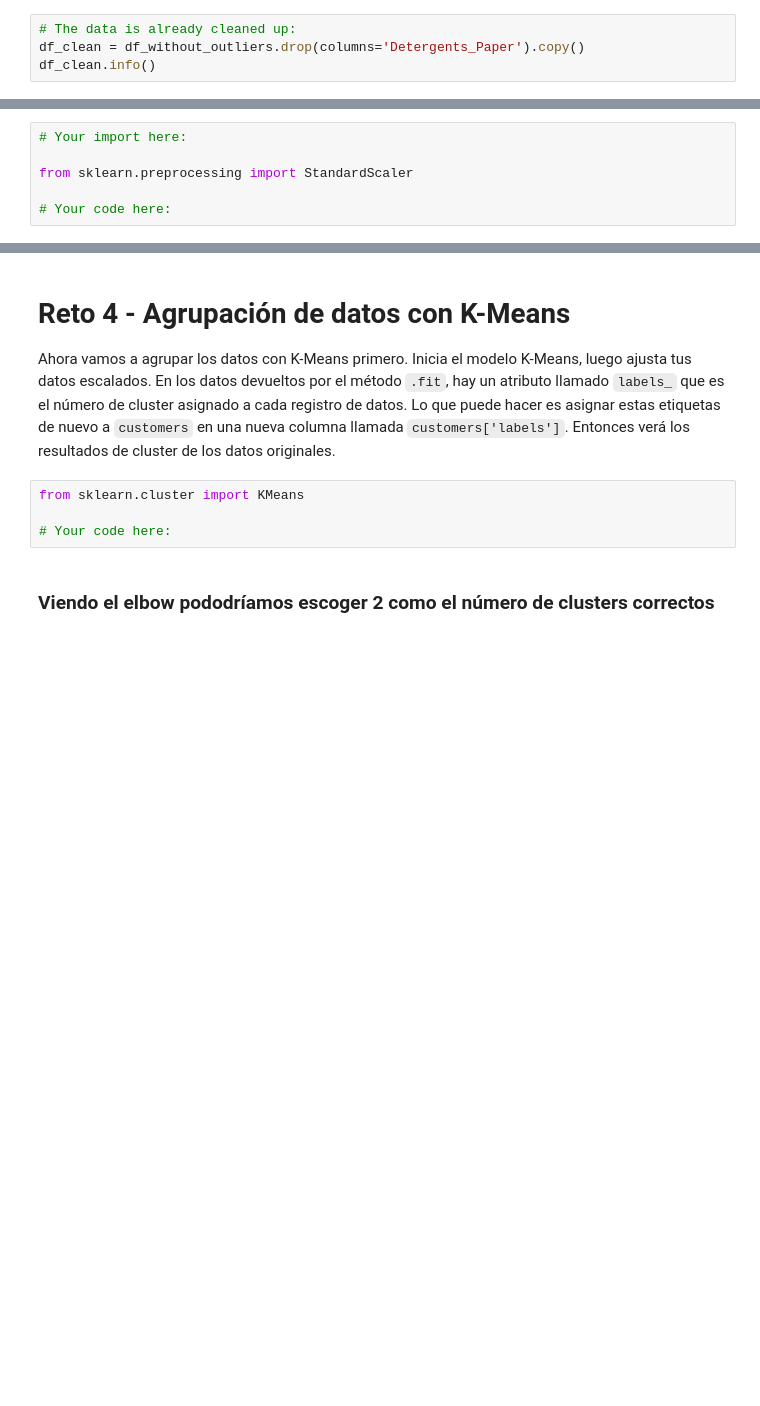
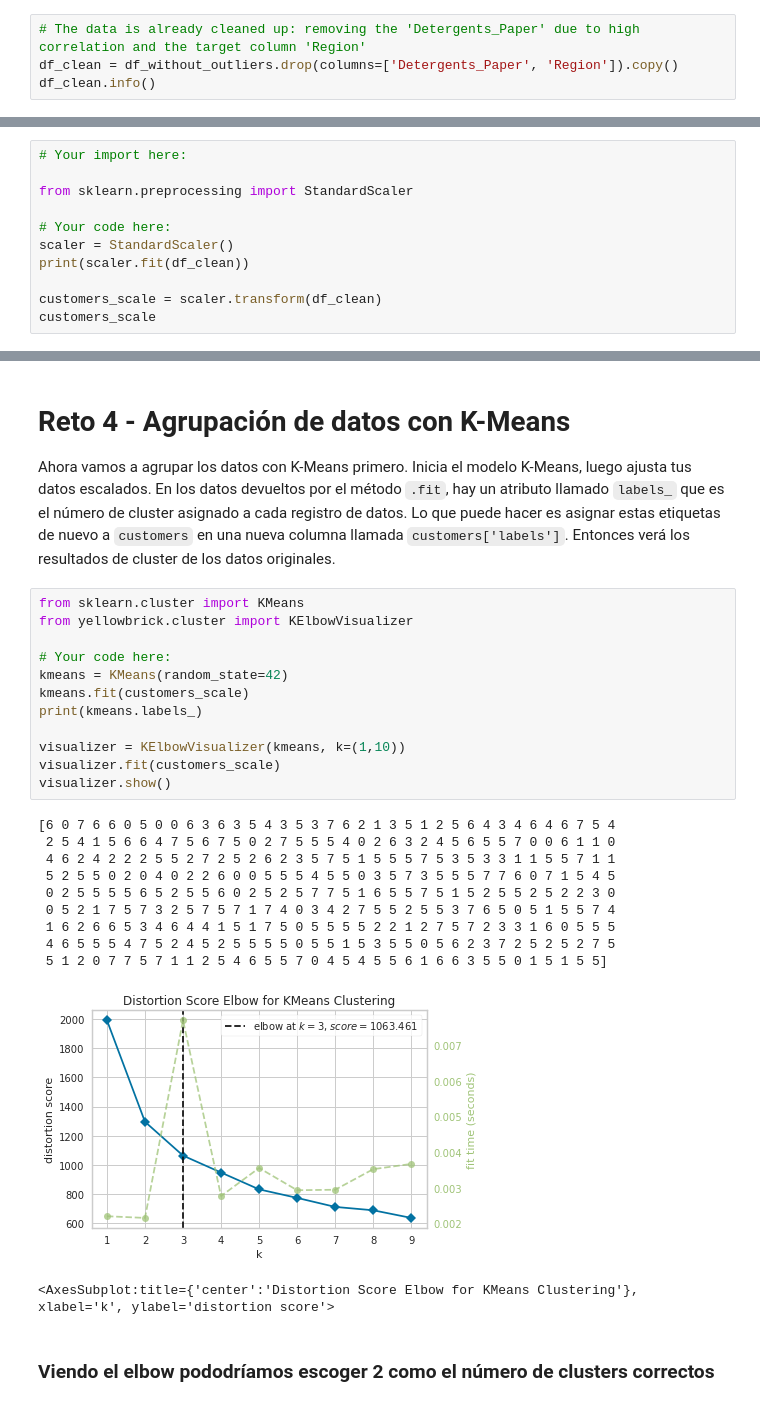
Before and after one commit to ivanseldas/lab-unsupervised-learning-es, a Jupyter notebook: your-code/main-esp.ipynb, the cells around one changed output, grey strips where cells are left out. Saved outputs shown, nothing was run; the diff lists cells and outputs as text; blank space fills up the shorter version.

```diff
--- a/your-code/main-esp.ipynb
+++ b/your-code/main-esp.ipynb
@@ -229,8 +229,8 @@ sns.scatterplot(df['Delicassen'])
 
 Si tu conclusión del reto anterior es que los datos necesitan limpieza/transformación, hazlo en las celdas de abajo. Sin embargo, si su conclusión es que los datos no necesitan ser limpiados o transformados, no dudes en saltarte este reto. Si optas por esta última opción, explica los motivos.
 # %%
-# The data is already cleaned up:
-df_clean = df_without_outliers.drop(columns='Detergents_Paper').copy()
+# The data is already cleaned up: removing the 'Detergents_Paper' due to high correlation and the target column 'Region'
+df_clean = df_without_outliers.drop(columns=['Detergents_Paper', 'Region']).copy()
 df_clean.info()
 # %% [output]
 <class 'pandas.core.frame.DataFrame'>
@@ -269,3 +268,8 @@ Diversos rangos de valores en diferentes características podrían causar proble
 from sklearn.preprocessing import StandardScaler
 
 # Your code here:
+scaler = StandardScaler()
+print(scaler.fit(df_clean))
+
+customers_scale = scaler.transform(df_clean)
+customers_scale
@@ -273,10 +292,30 @@ from sklearn.preprocessing import StandardScaler
 # Reto 4 - Agrupación de datos con K-Means
 
 Ahora vamos a agrupar los datos con K-Means primero. Inicia el modelo K-Means, luego ajusta tus datos escalados. En los datos devueltos por el método `.fit`, hay un atributo llamado `labels_` que es el número de cluster asignado a cada registro de datos. Lo que puede hacer es asignar estas etiquetas de nuevo a `customers` en una nueva columna llamada `customers['labels']`. Entonces verá los resultados de cluster de los datos originales.
-# %%
-from sklearn.cluster import KMeans
-
-# Your code here:
+# %%
+from sklearn.cluster import KMeans
+from yellowbrick.cluster import KElbowVisualizer
+
+# Your code here:
+kmeans = KMeans(random_state=42)
+kmeans.fit(customers_scale)
+print(kmeans.labels_)
+
+visualizer = KElbowVisualizer(kmeans, k=(1,10))
+visualizer.fit(customers_scale)
+visualizer.show()
+# %% [output]
+[6 0 7 6 6 0 5 0 0 6 3 6 3 5 4 3 5 3 7 6 2 1 3 5 1 2 5 6 4 3 4 6 4 6 7 5 4
+ 2 5 4 1 5 6 6 4 7 5 6 7 5 0 2 7 5 5 5 4 0 2 6 3 2 4 5 6 5 5 7 0 0 6 1 1 0
+ 4 6 2 4 2 2 2 5 5 2 7 2 5 2 6 2 3 5 7 5 1 5 5 5 7 5 3 5 3 3 1 1 5 5 7 1 1
+ 5 2 5 5 0 2 0 4 0 2 2 6 0 0 5 5 5 4 5 5 0 3 5 7 3 5 5 5 7 7 6 0 7 1 5 4 5
+ 0 2 5 5 5 5 6 5 2 5 5 6 0 2 5 2 5 7 7 5 1 6 5 5 7 5 1 5 2 5 5 2 5 2 2 3 0
+ 0 5 2 1 7 5 7 3 2 5 7 5 7 1 7 4 0 3 4 2 7 5 5 2 5 5 3 7 6 5 0 5 1 5 5 7 4
+ 1 6 2 6 6 5 3 4 6 4 4 1 5 1 7 5 0 5 5 5 5 2 2 1 2 7 5 7 2 3 3 1 6 0 5 5 5
+ 4 6 5 5 5 4 7 5 2 4 5 2 5 5 5 5 0 5 5 1 5 3 5 5 0 5 6 2 3 7 2 5 2 5 2 7 5
+ 5 1 2 0 7 7 5 7 1 1 2 5 4 6 5 5 7 0 4 5 4 5 5 6 1 6 6 3 5 5 0 1 5 1 5 5]
+[figure, added]
+<AxesSubplot:title={'center':'Distortion Score Elbow for KMeans Clustering'}, xlabel='k', ylabel='distortion score'>
 # %% [markdown]
 ### Viendo el elbow pododríamos escoger 2 como el número de clusters correctos
 # %%
```
Also changed, not shown: parts of 10 cells of this notebook.
